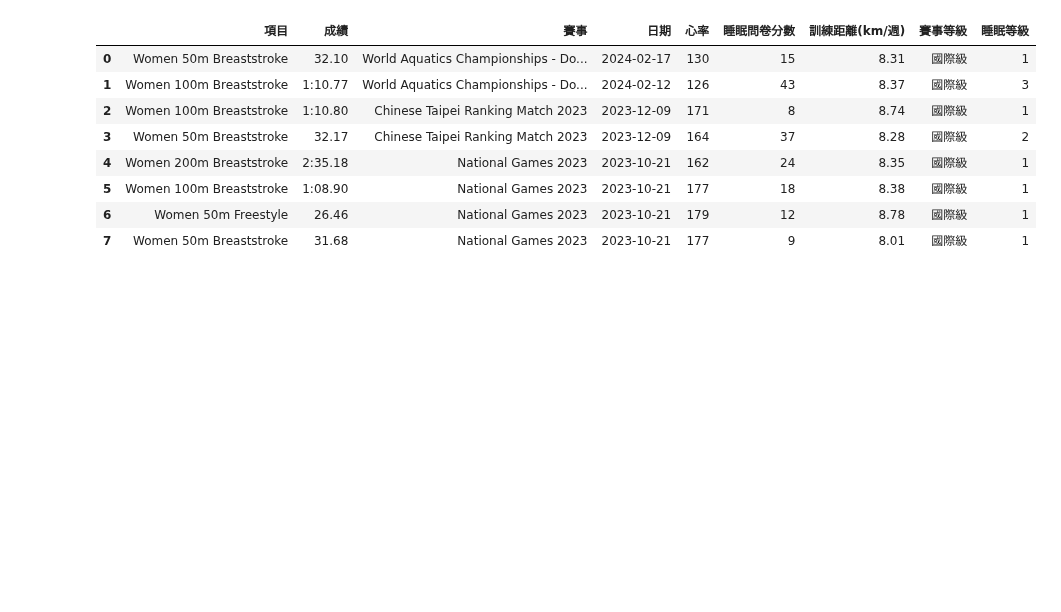
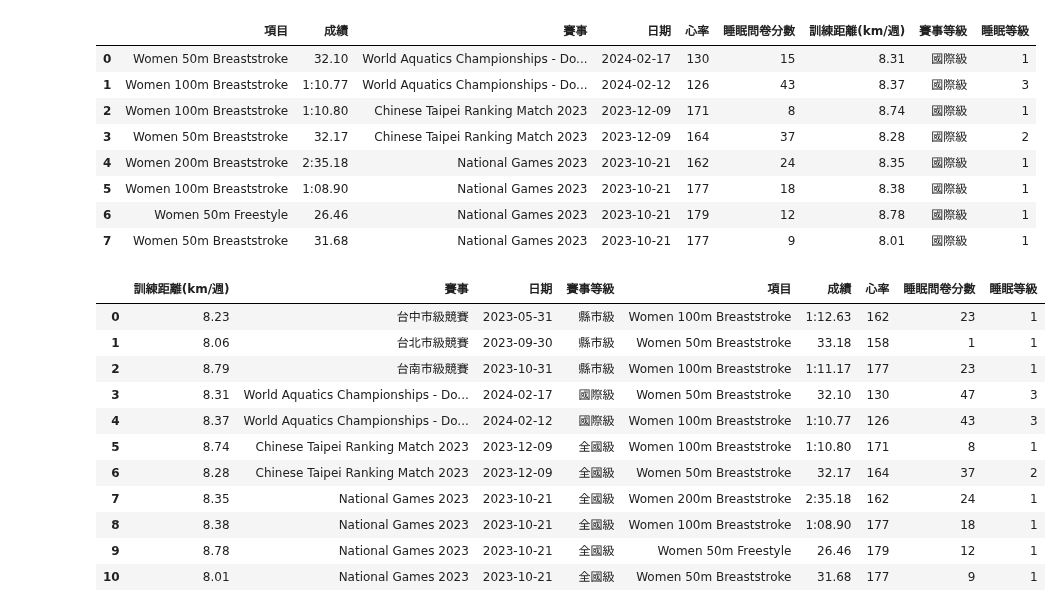
Before and after one commit to momonong/swim-apps-reviews-analysis, a Jupyter notebook: mock_data/mock_data.ipynb, the cells around one changed output. Drawn from its saved outputs; the diff is of its cells as text; code cells hidden in the pictures; blank space fills up the shorter version.

Commit message:
Update sample data

```diff
--- a/mock_data/mock_data.ipynb
+++ b/mock_data/mock_data.ipynb
@@ -472,3 +472,22 @@ df2
 | 5 | Women 100m Breaststroke | 1:08.90 | National Games 2023 | 2023-10-21 | 177 | 18 | 8.38 | 國際級 | 1 |
 | 6 | Women 50m Freestyle | 26.46 | National Games 2023 | 2023-10-21 | 179 | 12 | 8.78 | 國際級 | 1 |
 | 7 | Women 50m Breaststroke | 31.68 | National Games 2023 | 2023-10-21 | 177 | 9 | 8.01 | 國際級 | 1 |
+# %%
+import pandas as pd
+
+df = pd.read_csv('sample_data5.csv')
+df.to_csv('sample_data5.csv', index=False)
+df
+# %% [output]
+|  | 訓練距離(km/週) | 賽事 | 日期 | 賽事等級 | 項目 | 成績 | 心率 | 睡眠問卷分數 | 睡眠等級 |
+| 0 | 8.23 | 台中市級競賽 | 2023-05-31 | 縣市級 | Women 100m Breaststroke | 1:12.63 | 162 | 23 | 1 |
+| 1 | 8.06 | 台北市級競賽 | 2023-09-30 | 縣市級 | Women 50m Breaststroke | 33.18 | 158 | 1 | 1 |
+| 2 | 8.79 | 台南市級競賽 | 2023-10-31 | 縣市級 | Women 100m Breaststroke | 1:11.17 | 177 | 23 | 1 |
+| 3 | 8.31 | World Aquatics Championships - Do... | 2024-02-17 | 國際級 | Women 50m Breaststroke | 32.10 | 130 | 47 | 3 |
+| 4 | 8.37 | World Aquatics Championships - Do... | 2024-02-12 | 國際級 | Women 100m Breaststroke | 1:10.77 | 126 | 43 | 3 |
+| 5 | 8.74 | Chinese Taipei Ranking Match 2023 | 2023-12-09 | 全國級 | Women 100m Breaststroke | 1:10.80 | 171 | 8 | 1 |
+| 6 | 8.28 | Chinese Taipei Ranking Match 2023 | 2023-12-09 | 全國級 | Women 50m Breaststroke | 32.17 | 164 | 37 | 2 |
+| 7 | 8.35 | National Games 2023 | 2023-10-21 | 全國級 | Women 200m Breaststroke | 2:35.18 | 162 | 24 | 1 |
+| 8 | 8.38 | National Games 2023 | 2023-10-21 | 全國級 | Women 100m Breaststroke | 1:08.90 | 177 | 18 | 1 |
+| 9 | 8.78 | National Games 2023 | 2023-10-21 | 全國級 | Women 50m Freestyle | 26.46 | 179 | 12 | 1 |
+| 10 | 8.01 | National Games 2023 | 2023-10-21 | 全國級 | Women 50m Breaststroke | 31.68 | 177 | 9 | 1 |
```
Also changed, not shown: 1 other file.
